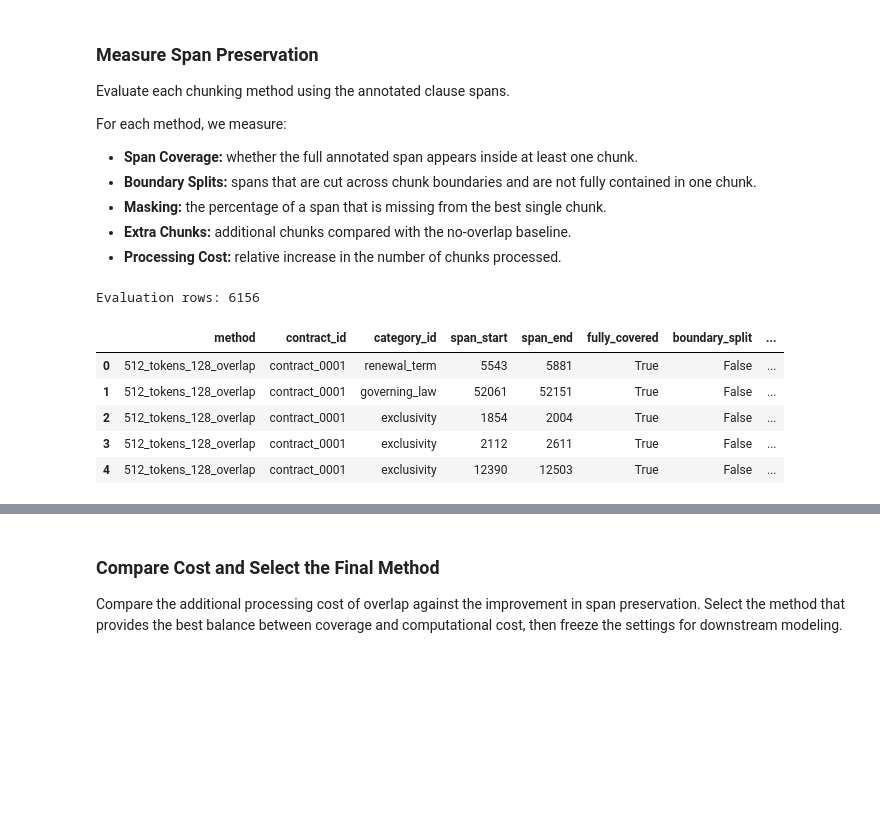
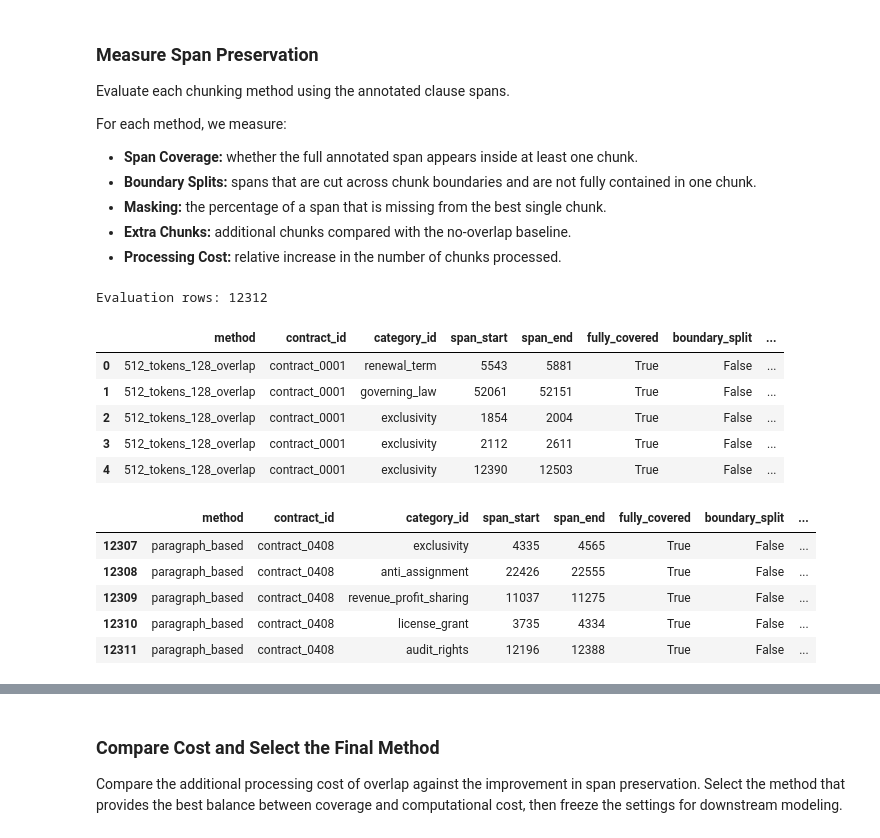
Before and after one commit to Break-Through-Tech/Accenture-1O-contract-review-challenge, a Jupyter notebook: notebooks/task9_chunking_evaluation.ipynb, the cells around one changed output, grey strips where cells are left out. Saved outputs shown, nothing was run; the diff lists cells and outputs as text; code cells hidden in the pictures; blank space fills up the shorter version.

```diff
--- a/notebooks/task9_chunking_evaluation.ipynb
+++ b/notebooks/task9_chunking_evaluation.ipynb
@@ -600,38 +882,63 @@ def evaluate_chunking_method(chunks_df, spans_df, method_name):
     return pd.DataFrame(results)
 # %%
 # Evaluate the 512-token / 128-overlap method.
-evaluation_overlap = evaluate_chunking_method(
-    chunks_overlap,
+evaluation_overlap_128 = evaluate_chunking_method(
+    chunks_overlap_128,
     evaluation_spans,
     "512_tokens_128_overlap"
+)
+
+# Evaluate the 512-token / 64-overlap method.
+evaluation_overlap_64 = evaluate_chunking_method(
+    chunks_overlap_64,
+    evaluation_spans,
+    "512_tokens_64_overlap"
 )
 
 # Evaluate the 512-token / no-overlap method.
 evaluation_no_overlap = evaluate_chunking_method(
     chunks_no_overlap,
     evaluation_spans,
     "512_tokens_no_overlap"
 )
 
-# Combine both evaluation results.
+# Evaluate the paragraph-based chunking method.
+evaluation_paragraph = evaluate_chunking_method(
+    chunks_paragraph,
+    evaluation_spans,
+    "paragraph_based"
+)
+
+# Combine all four evaluation results.
 span_evaluation = pd.concat(
     [
-        evaluation_overlap,
-        evaluation_no_overlap
+        evaluation_overlap_128,
+        evaluation_overlap_64,
+        evaluation_no_overlap,
+        evaluation_paragraph
     ],
     ignore_index=True
 )
 
+# Verify the combined results.
 print("Evaluation rows:", len(span_evaluation))
+
 display(span_evaluation.head())
+display(span_evaluation.tail())
 # %% [output]
-Evaluation rows: 6156
+Evaluation rows: 12312
 |  | method | contract_id | category_id | span_start | span_end | fully_covered | boundary_split | ... |
 | 0 | 512_tokens_128_overlap | contract_0001 | renewal_term | 5543 | 5881 | True | False | ... |
 | 1 | 512_tokens_128_overlap | contract_0001 | governing_law | 52061 | 52151 | True | False | ... |
 | 2 | 512_tokens_128_overlap | contract_0001 | exclusivity | 1854 | 2004 | True | False | ... |
 | 3 | 512_tokens_128_overlap | contract_0001 | exclusivity | 2112 | 2611 | True | False | ... |
 | 4 | 512_tokens_128_overlap | contract_0001 | exclusivity | 12390 | 12503 | True | False | ... |
+|  | method | contract_id | category_id | span_start | span_end | fully_covered | boundary_split | ... |
+| 12307 | paragraph_based | contract_0408 | exclusivity | 4335 | 4565 | True | False | ... |
+| 12308 | paragraph_based | contract_0408 | anti_assignment | 22426 | 22555 | True | False | ... |
+| 12309 | paragraph_based | contract_0408 | revenue_profit_sharing | 11037 | 11275 | True | False | ... |
+| 12310 | paragraph_based | contract_0408 | license_grant | 3735 | 4334 | True | False | ... |
+| 12311 | paragraph_based | contract_0408 | audit_rights | 12196 | 12388 | True | False | ... |
 # %%
 # Summarize span coverage, boundary splits, and masking
 # for each chunking method.
```
Also changed, not shown: parts of 14 cells of this notebook.
